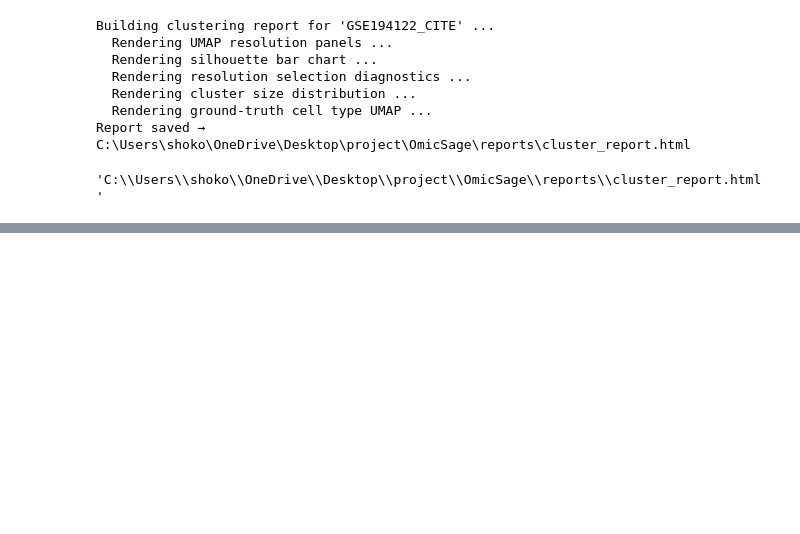
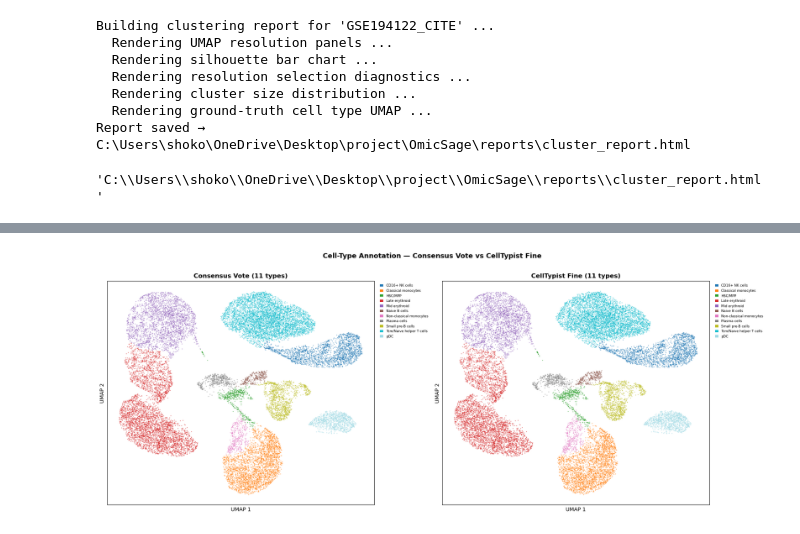
Before and after one commit to fshokor/OmicSage, a Jupyter notebook: notebooks/phase1_qc.ipynb, the cells around one changed output, grey strips where cells are left out. Saved outputs shown, nothing was run; the diff lists cells and outputs as text; code cells hidden in the pictures; blank space fills up the shorter version.

Commit message:
Add Annotation python

```diff
--- a/notebooks/phase1_qc.ipynb
+++ b/notebooks/phase1_qc.ipynb
@@ -1252,0 +1272,10 @@ print('✓ Saved: data/processed/GSE194122_cite_clustered.h5ad')
+# %%
+import scanpy as sc
+import numpy as np
+import matplotlib.pyplot as plt
+
+from pipeline.modules.annotation.annotate import annotate, MARKER_SETS
+
+sc.settings.verbosity = 1
+print('✓ Imports OK')
+print(f'Built-in marker sets: {list(MARKER_SETS.keys())}')
@@ -1252,0 +1285,8 @@ print('✓ Saved: data/processed/GSE194122_cite_clustered.h5ad')
+# %%
+# ------------------------------------------------------------------
+# Load clustered AnnData
+# ------------------------------------------------------------------
+adata_clustered = sc.read_h5ad('data/processed/GSE194122_cite_clustered.h5ad')
+print(adata_clustered)
+print(f'obs columns : {list(adata_clustered.obs.columns)}')
+print(f'n leiden clusters : {adata_clustered.obs["leiden"].nunique()}')
@@ -1252,0 +1444,50 @@ print('✓ Saved: data/processed/GSE194122_cite_clustered.h5ad')
+# %%
+# ------------------------------------------------------------------
+# UMAP: consensus cell_type + ground-truth cell_type side-by-side
+# ------------------------------------------------------------------
+from matplotlib.patches import Patch
+
+umap = adata_annotated.obsm['X_umap']
+
+fig, axes = plt.subplots(1, 2, figsize=(18, 7))
+
+# Left: consensus vote label (our result)
+ct_labels = adata_annotated.obs['cell_type_vote'].astype(str)
+unique_ct = sorted(ct_labels.unique())
+cmap_ct = plt.get_cmap('tab20', len(unique_ct))
+color_map_ct = {ct: cmap_ct(i) for i, ct in enumerate(unique_ct)}
+colors_ct = [color_map_ct[ct] for ct in ct_labels]
+
+axes[0].scatter(umap[:, 0], umap[:, 1], c=colors_ct,
+                s=0.5, alpha=0.5, rasterized=True)
+axes[0].set_title(f'Consensus Vote ({len(unique_ct)} types)',
+                  fontsize=12, fontweight='bold')
+axes[0].set_xlabel('UMAP 1'); axes[0].set_ylabel('UMAP 2')
+axes[0].set_xticks([]); axes[0].set_yticks([])
+legend_ct = [Patch(facecolor=color_map_ct[ct], label=ct) for ct in unique_ct]
+axes[0].legend(handles=legend_ct, bbox_to_anchor=(1.01, 1), loc='upper left',
+               frameon=False, fontsize=6.5, handlelength=1.0)
+
+# Right: CellTypist fine labels (for comparison)
+fine_labels = adata_annotated.obs['celltypist_fine'].astype(str)
+unique_fine = sorted(fine_labels.unique())
+cmap_fine = plt.get_cmap('tab20', len(unique_fine))
+color_map_fine = {ct: cmap_fine(i) for i, ct in enumerate(unique_fine)}
+colors_fine = [color_map_fine[ct] for ct in fine_labels]
+
+axes[1].scatter(umap[:, 0], umap[:, 1], c=colors_fine,
+                s=0.5, alpha=0.5, rasterized=True)
+axes[1].set_title(f'CellTypist Fine ({len(unique_fine)} types)',
+                  fontsize=12, fontweight='bold')
+axes[1].set_xlabel('UMAP 1'); axes[1].set_ylabel('UMAP 2')
+axes[1].set_xticks([]); axes[1].set_yticks([])
+legend_fine = [Patch(facecolor=color_map_fine[ct], label=ct) for ct in unique_fine]
+axes[1].legend(handles=legend_fine, bbox_to_anchor=(1.01, 1), loc='upper left',
+               frameon=False, fontsize=6.5, handlelength=1.0)
+
+plt.suptitle('Cell-Type Annotation — Consensus Vote vs CellTypist Fine',
+             fontsize=13, fontweight='bold', y=1.01)
+plt.tight_layout()
+plt.show()
+# %% [output]
+[figure, added]
```
Also changed, not shown: parts of 14 cells of this notebook, 7 other files.
